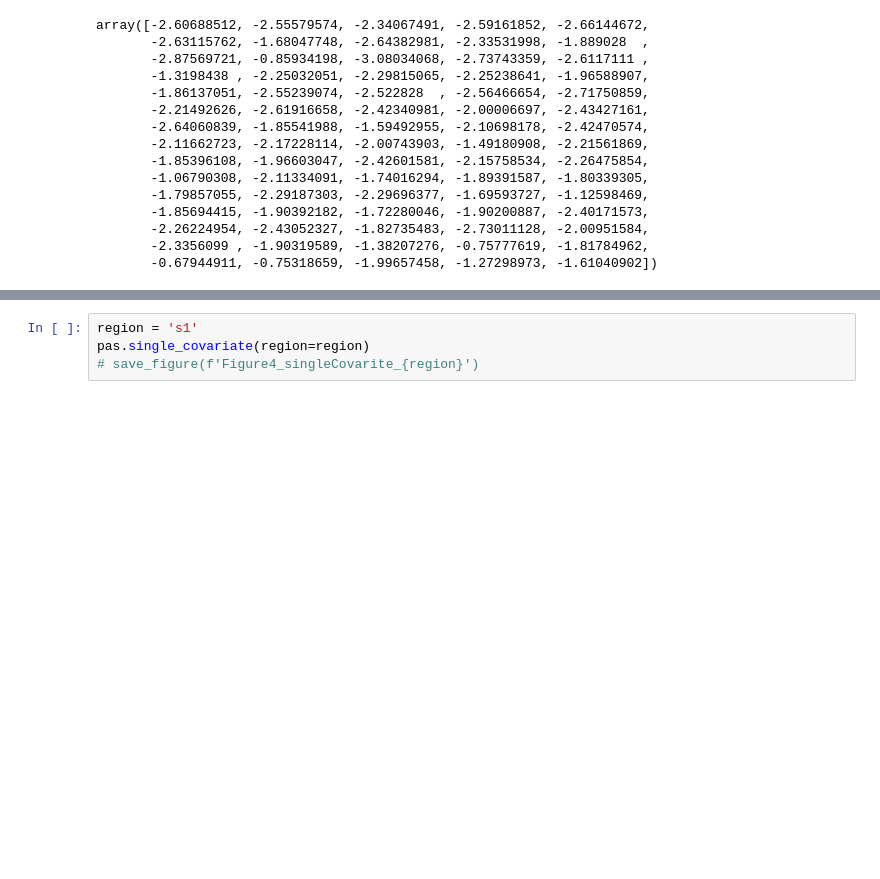
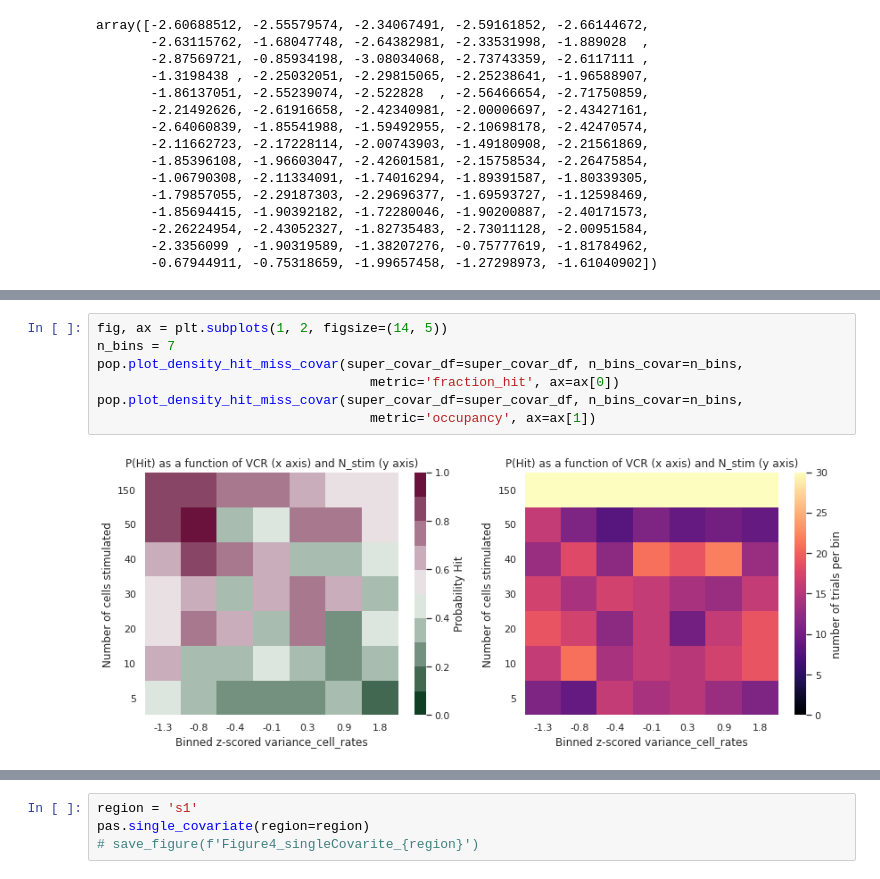
Before and after one commit to Packer-Lab/popping-off, a Jupyter notebook: notebooks/Paper Figures/Figure4.ipynb, the cells around one changed output, grey strips where cells are left out. Drawn from its saved outputs; the diff is of its cells as text; blank space fills up the shorter version.

```diff
--- a/notebooks/Paper Figures/Figure4.ipynb
+++ b/notebooks/Paper Figures/Figure4.ipynb
@@ -171,0 +154,9 @@ interactive(children=(IntSlider(value=220, description='h_neg', max=359), IntSli
+# %%
+fig, ax = plt.subplots(1, 2, figsize=(14, 5))
+n_bins = 7
+pop.plot_density_hit_miss_covar(super_covar_df=super_covar_df, n_bins_covar=n_bins,
+                                   metric='fraction_hit', ax=ax[0])
+pop.plot_density_hit_miss_covar(super_covar_df=super_covar_df, n_bins_covar=n_bins,
+                                   metric='occupancy', ax=ax[1])
+# %% [output]
+[figure, added]
```
Also changed, not shown: parts of 13 cells of this notebook, 3 other files.
